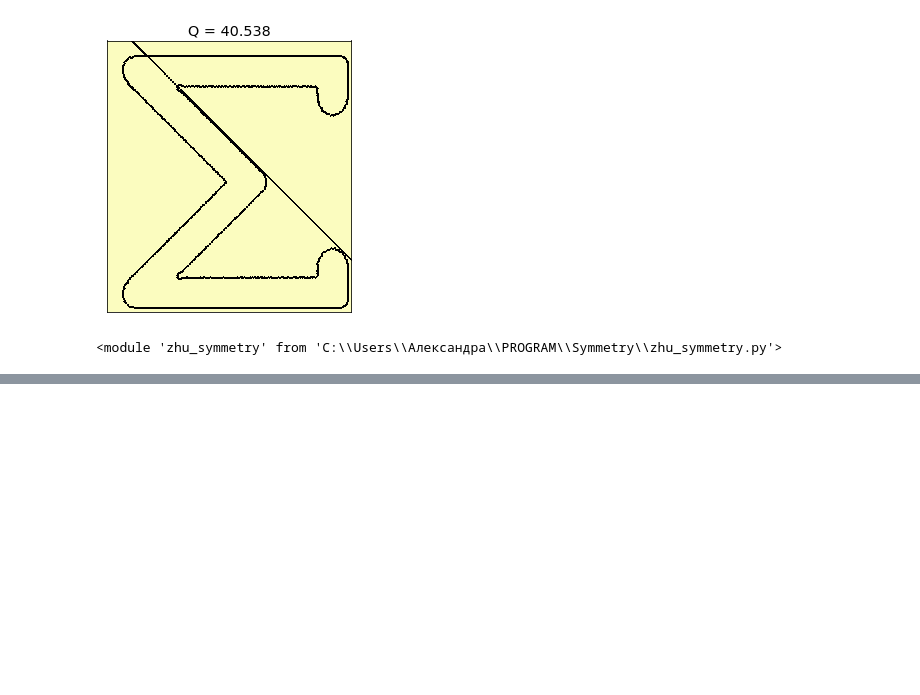
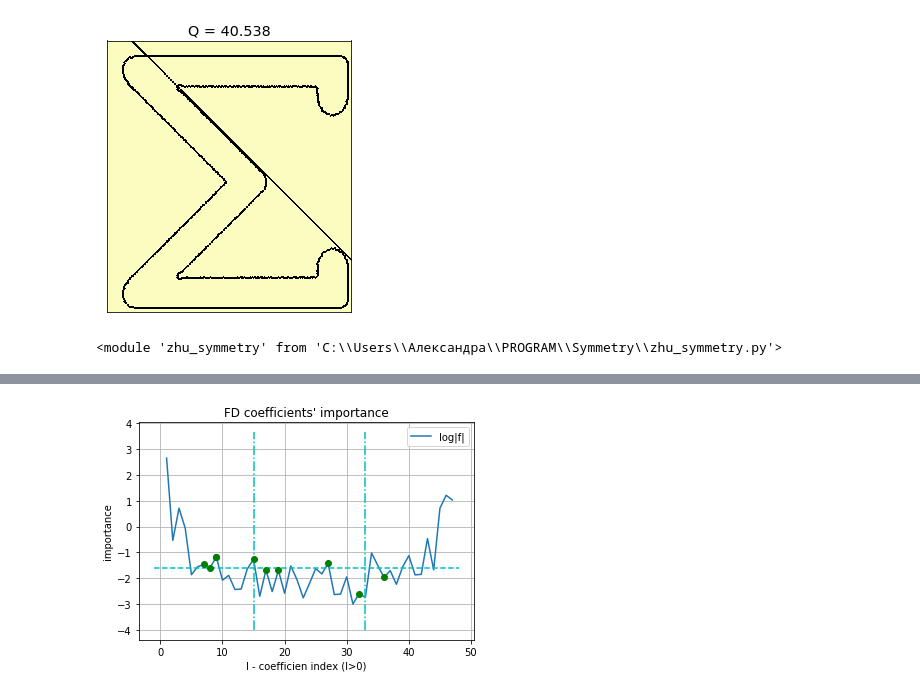
Before and after one commit to 1alexandra/mirror-symmetry, a Jupyter notebook: sym.ipynb, the cells around one changed output, grey strips where cells are left out. Saved outputs shown, nothing was run; the diff lists cells and outputs as text; code cells hidden in the pictures; blank space fills up the shorter version.

```diff
--- a/sym.ipynb
+++ b/sym.ipynb
@@ -58,3 +58,7 @@ zhu_draw.contour(np.fft.ifft(f1))
+# %%
+zhu_draw.plot_f_abs(f, 0.2, 30, np.random.randint(0,40,10))
+# %% [output]
+[figure, added]
 # %%
 by_hull, h_m, hull = zhu_symmetry.hull_based_index(u_m, 0.5)
 zhu_draw.plot_hull(u_m, u_m[by_hull], u_m[h_m], u_m[hull])
```
Also changed, not shown: parts of 2 cells of this notebook, 2 other files.
